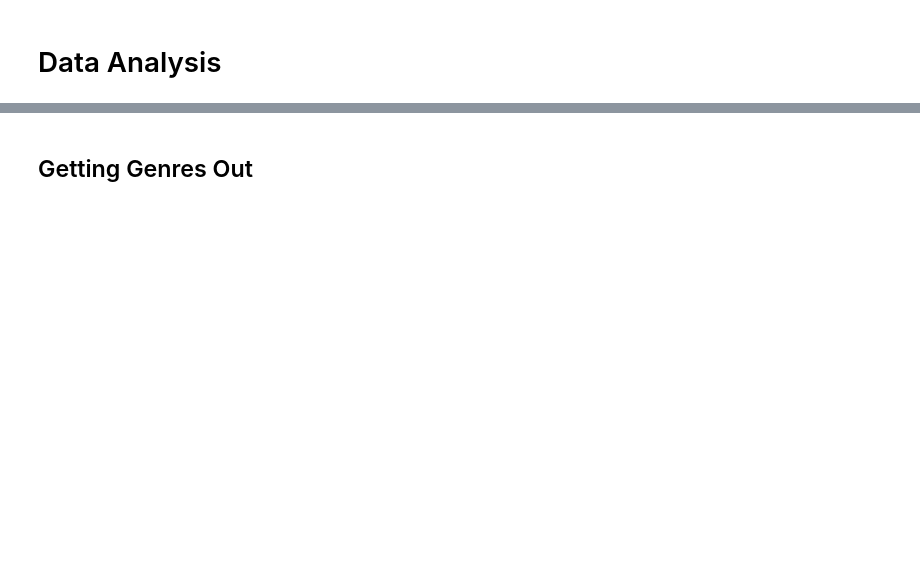
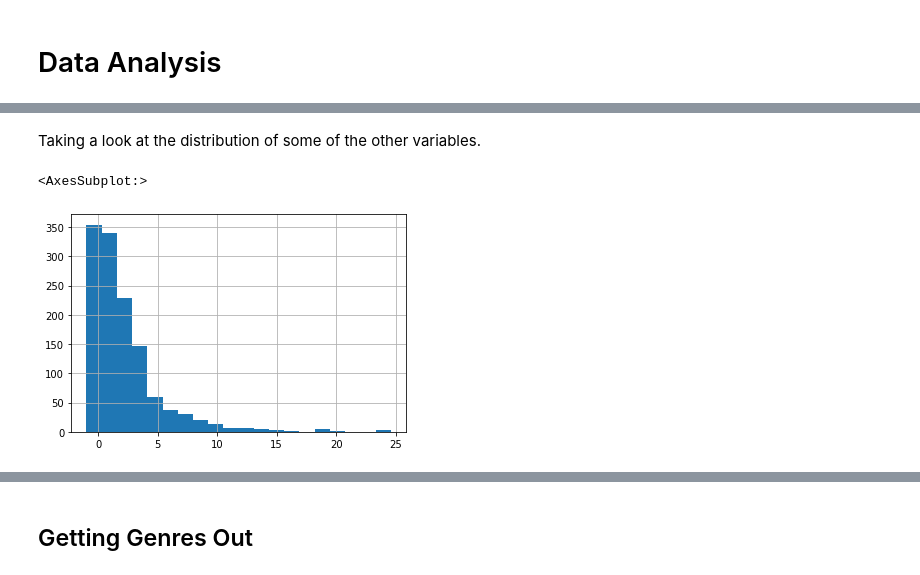
Before and after one commit to ntdoris/movie-revenue-analysis, a Jupyter notebook: natalya_doris_project1.ipynb, the cells around one changed output, grey strips where cells are left out. Saved outputs shown, nothing was run; the diff lists cells and outputs as text; code cells hidden in the pictures; blank space fills up the shorter version.

```diff
--- a/natalya_doris_project1.ipynb
+++ b/natalya_doris_project1.ipynb
@@ -676,0 +611,2 @@ df_movie_budgets_recent = df_movie_budgets[df_movie_budgets['year'] >= 2010]
+# %%
+df_final_subset = df_final[(df_final['year'] >= 2010) & (df_final['production_budget'] > 7000000)]
@@ -676,0 +642,7 @@ df_movie_budgets_recent = df_movie_budgets[df_movie_budgets['year'] >= 2010]
+# %% [markdown]
+Taking a look at the distribution of some of the other variables.
+# %%
+df_final_subset['roi'].hist(bins=20) # right skew
+# %% [output]
+<AxesSubplot:>
+[figure, added]
```
Also changed, not shown: parts of 188 cells of this notebook.
